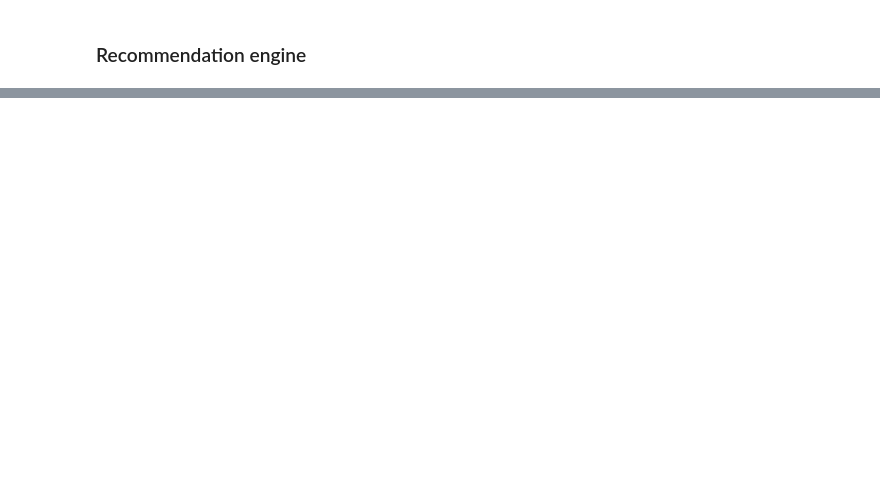
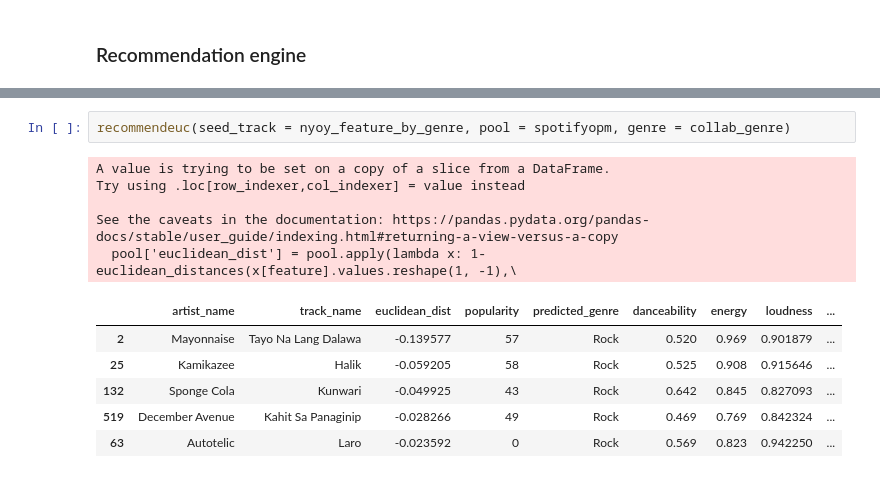
Before and after one commit to biogear13/EskwelabsCohort6Sprint2, a Jupyter notebook: team_emer/TeamEmer_Recommendation.ipynb, the cells around one changed output, grey strips where cells are left out. Drawn from its saved outputs; the diff is of its cells as text; blank space fills up the shorter version.

```diff
--- a/team_emer/TeamEmer_Recommendation.ipynb
+++ b/team_emer/TeamEmer_Recommendation.ipynb
@@ -39,0 +169,14 @@ def recommend(seed_track):
+# %%
+recommendeuc(seed_track = nyoy_feature_by_genre, pool = spotifyopm, genre = collab_genre)
+# %% [output]
+A value is trying to be set on a copy of a slice from a DataFrame.
+Try using .loc[row_indexer,col_indexer] = value instead
+
+See the caveats in the documentation: https://pandas.pydata.org/pandas-docs/stable/user_guide/indexing.html#returning-a-view-versus-a-copy
+  pool['euclidean_dist'] = pool.apply(lambda x: 1-euclidean_distances(x[feature].values.reshape(1, -1),\
+|  | artist_name | track_name | euclidean_dist | popularity | predicted_genre | danceability | energy | loudness | ... |
+| 2 | Mayonnaise | Tayo Na Lang Dalawa | -0.139577 | 57 | Rock | 0.520 | 0.969 | 0.901879 | ... |
+| 25 | Kamikazee | Halik | -0.059205 | 58 | Rock | 0.525 | 0.908 | 0.915646 | ... |
+| 132 | Sponge Cola | Kunwari | -0.049925 | 43 | Rock | 0.642 | 0.845 | 0.827093 | ... |
+| 519 | December Avenue | Kahit Sa Panaginip | -0.028266 | 49 | Rock | 0.469 | 0.769 | 0.842324 | ... |
+| 63 | Autotelic | Laro | -0.023592 | 0 | Rock | 0.569 | 0.823 | 0.942250 | ... |
```
Also changed, not shown: parts of 24 cells of this notebook.
